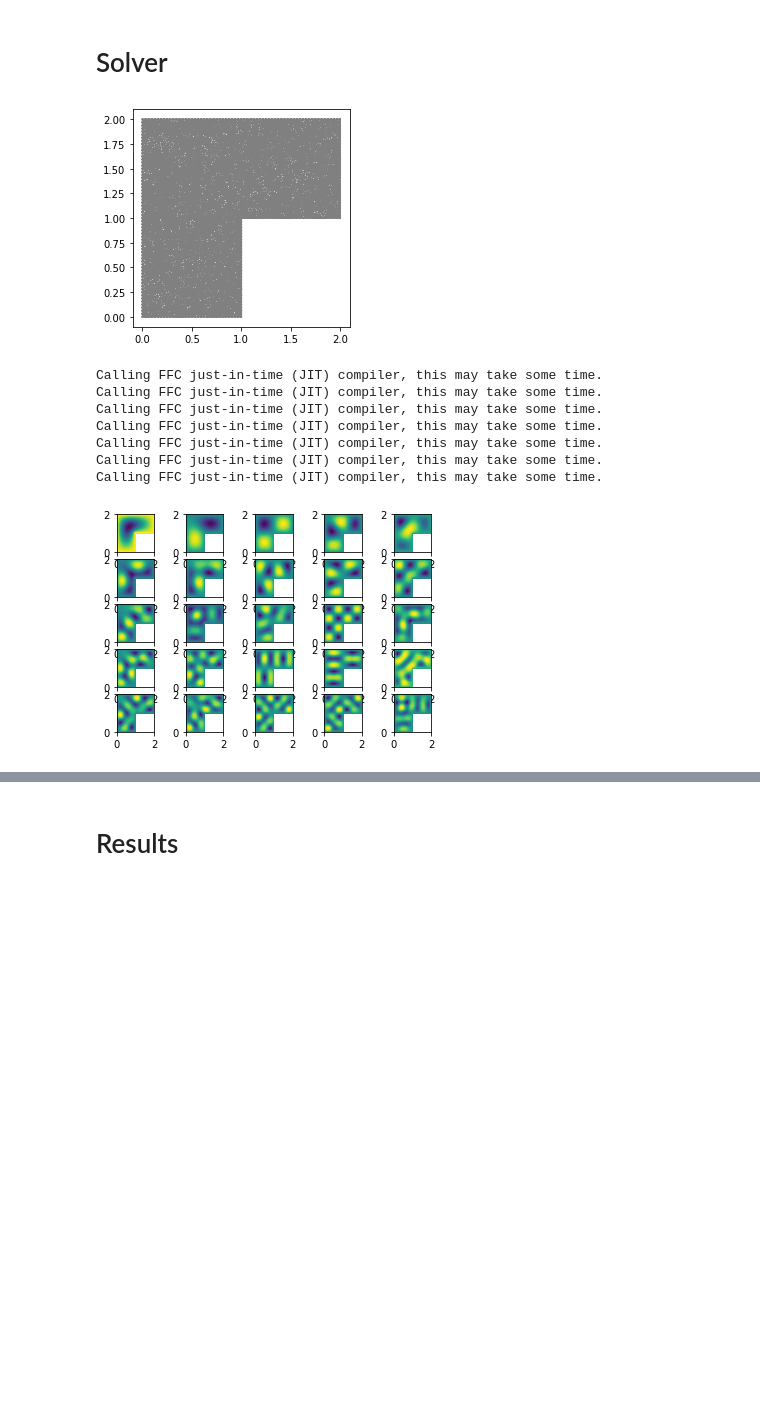
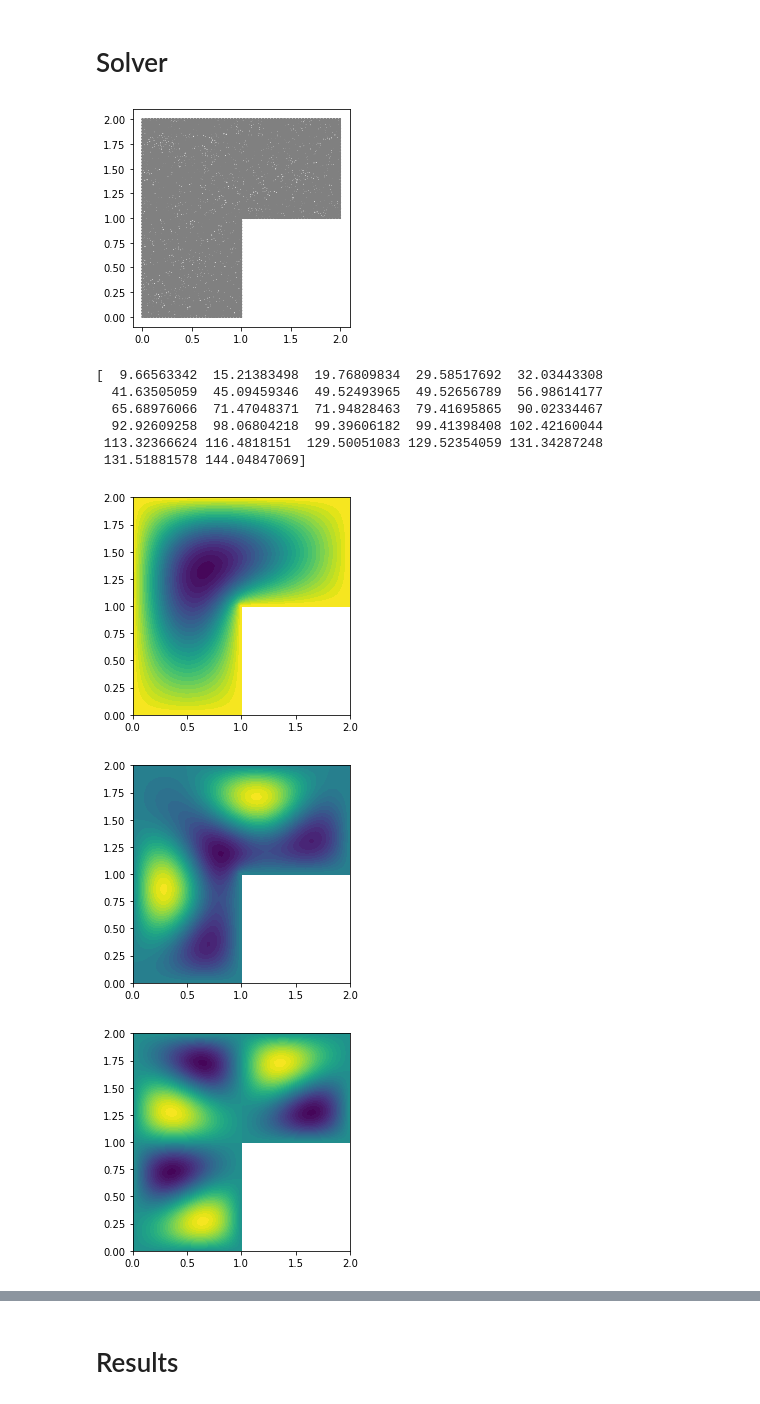
Before and after one commit to manneryzach/mcgill-physics-hack2021, a Jupyter notebook: chnaldi_colab.ipynb, the cells around one changed output, grey strips where cells are left out. Drawn from its saved outputs; the diff is of its cells as text; code cells hidden in the pictures; blank space fills up the shorter version.

```diff
--- a/chnaldi_colab.ipynb
+++ b/chnaldi_colab.ipynb
@@ -114,30 +366,51 @@ def eigenpair_solver(mesh, n_eig):
 # %%
 test_points = [ [0.,0.], [1.,0.], [1.,1.], [2.,1.,], [2.,2.], [0.,2.], [0.,0.]]
 
 N = 60
 lx = 0.2
 ly = 0.1
 lz = 1.0
-# testmesh = UnitSquareMesh(100,100)
+testmesh = UnitSquareMesh(100,100)
 testmesh = generate_mesh_from_coords(test_points, 50)
 plot(testmesh)
 plt.show()
 
 eigenvals, v = eigenpair_solver(testmesh, 25)
+print(eigenvals)
 
-for i in range(0, 25):
-    plt.subplot(5, 5, i+1)
+def select_plot(label):
+
+  # get the index that corresponds to the word "label"
+  index = labels.index(label)
+
+  # set the plot to visible
+  plots[index].set_visible(not plots[index].get_visible())
+  fig.canvas.draw()
+
+  plot_button.on_clicked(select_plot)
+  plt.show()
+
+plots = [0, 5, 8, 9, 10]
+
+# for i in range(0, 25):
+for i in plots:
+    # print(i)
+    # plt.subplot(5, 5, i+1)
+    # plt.subplot(5,5)
 
     plot(v[i])
+    plt.show()
 
-plt.show()
+
+# plt.show()
 # %% [output]
 [figure]
-Calling FFC just-in-time (JIT) compiler, this may take some time.
-Calling FFC just-in-time (JIT) compiler, this may take some time.
-Calling FFC just-in-time (JIT) compiler, this may take some time.
-Calling FFC just-in-time (JIT) compiler, this may take some time.
-Calling FFC just-in-time (JIT) compiler, this may take some time.
-Calling FFC just-in-time (JIT) compiler, this may take some time.
-Calling FFC just-in-time (JIT) compiler, this may take some time.
+[  9.66563342  15.21383498  19.76809834  29.58517692  32.03443308
+  41.63505059  45.09459346  49.52493965  49.52656789  56.98614177
+  65.68976066  71.47048371  71.94828463  79.41695865  90.02334467
+  92.92609258  98.06804218  99.39606182  99.41398408 102.42160044
+ 113.32366624 116.4818151  129.50051083 129.52354059 131.34287248
+ 131.51881578 144.04847069]
-[figure, old version]
+[figure, new version]
+[figure, added]
+[figure, added]
```
Also changed, not shown: parts of 5 cells of this notebook.
